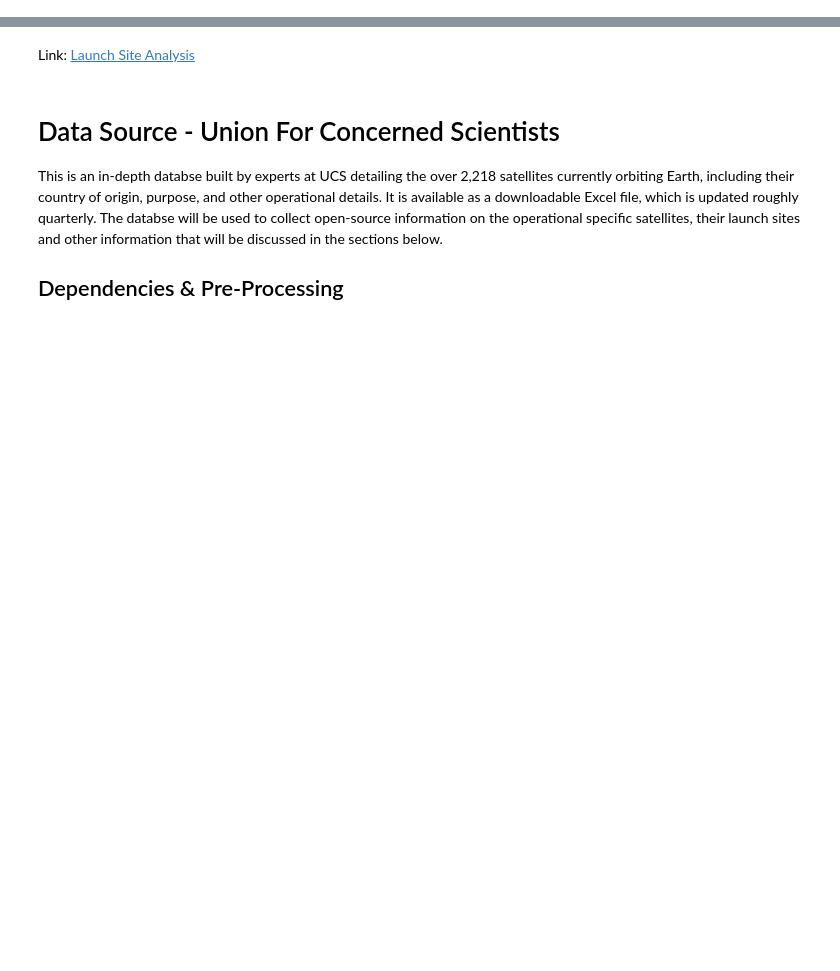
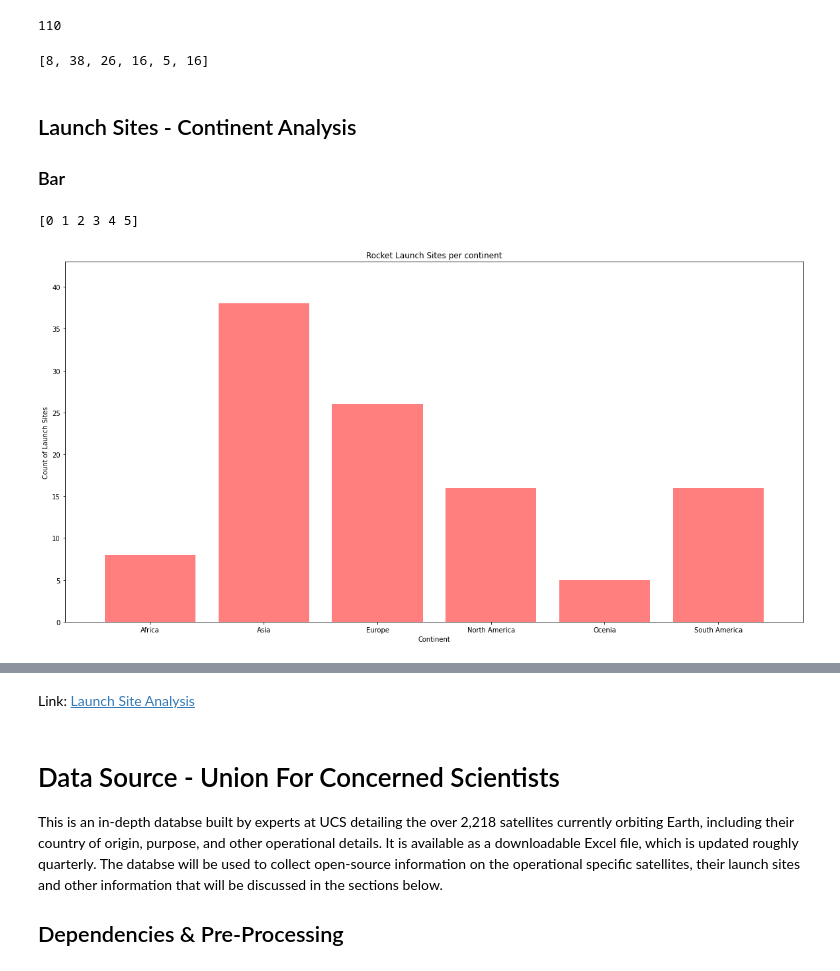
Before and after one commit to GateraGael/Data-Science-Life-Cycle-Global-Rocket-Launch-Study, a Jupyter notebook: Aerospace_Launch_Business_Data_Analysis.ipynb, the cells around one changed output, grey strips where cells are left out. Cells and saved outputs as stored; diff of their text form; code cells hidden in the pictures; blank space fills up the shorter version.

```diff
--- a/Aerospace_Launch_Business_Data_Analysis.ipynb
+++ b/Aerospace_Launch_Business_Data_Analysis.ipynb
@@ -12,0 +84,45 @@ NSBE's East African Spaceport Feasibility study is conducting a research study w
+# %%
+# Converting the 1 x n vector into a n x 1
+Continents_List = list(np.concatenate(Continents_List).flat)
+print(len(Continents_List))
+# %% [output]
+110
+# %%
+Continents_Counts = []
+Continents_Counts.append(Continents_List.count('Africa'))
+Continents_Counts.append(Continents_List.count('Asia'))
+Continents_Counts.append(Continents_List.count('Europe'))
+Continents_Counts.append(Continents_List.count('North America'))
+Continents_Counts.append(Continents_List.count('Ocenia'))
+Continents_Counts.append(Continents_List.count('South America'))
+print(Continents_Counts)
+# %% [output]
+[8, 38, 26, 16, 5, 16]
+# %% [markdown]
+## Launch Sites - Continent Analysis
+
+### Bar
+# %%
+%matplotlib inline
+import matplotlib.pyplot as plt
+#matplotlib.rcParams['figure.figsize'] = [width, height]
+plt.rcParams['figure.figsize'] = [20, 10]
+# %%
+x_axis = np.arange(len(Continents_Counts))
+print(x_axis)
+# %% [output]
+[0 1 2 3 4 5]
+# %%
+# Telling Matplotlib where we would like to place each of our x-axis headers
+tick_locations = [value for value in x_axis]
+plt.xticks(tick_locations, ["Africa", "Asia", "Europe","North America","Ocenia","South America"])
+# Sets the x limits of the current chart
+plt.xlim(-0.75, len(x_axis)-0.25)
+plt.ylim(0, max(Continents_Counts)+5)
+# Labels and a title
+plt.title("Rocket Launch Sites per continent")
+plt.xlabel("Continent")
+plt.ylabel("Count of Launch Sites")
+plt.bar(x_axis, Continents_Counts, color='r', alpha=0.5, align="center");
+# %% [output]
+[figure, added]
```
Also changed, not shown: parts of 35 cells of this notebook.
